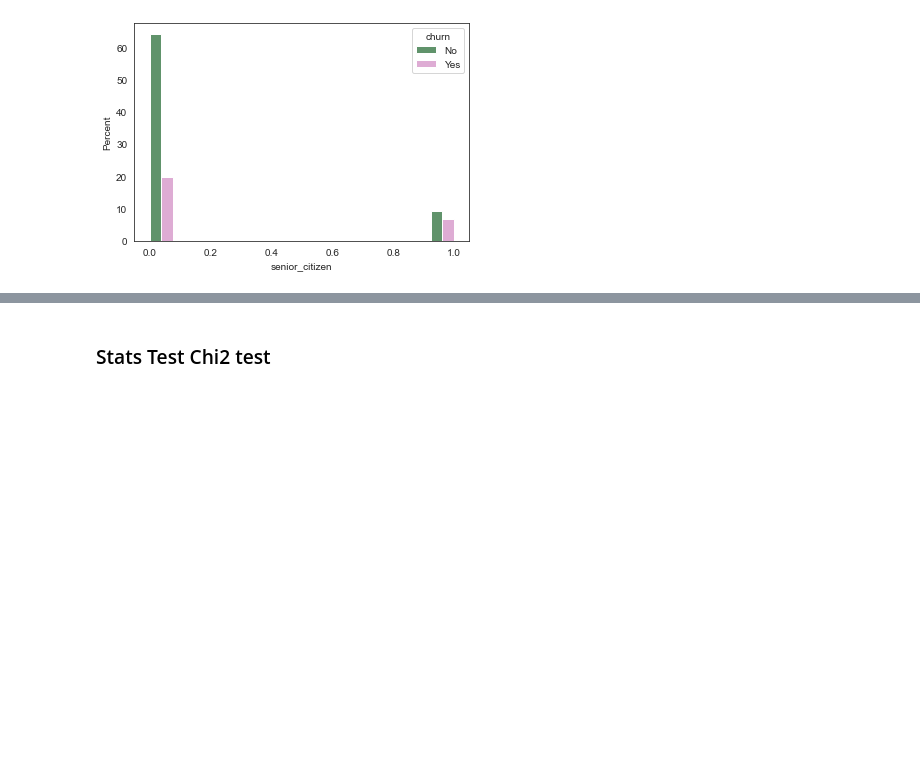
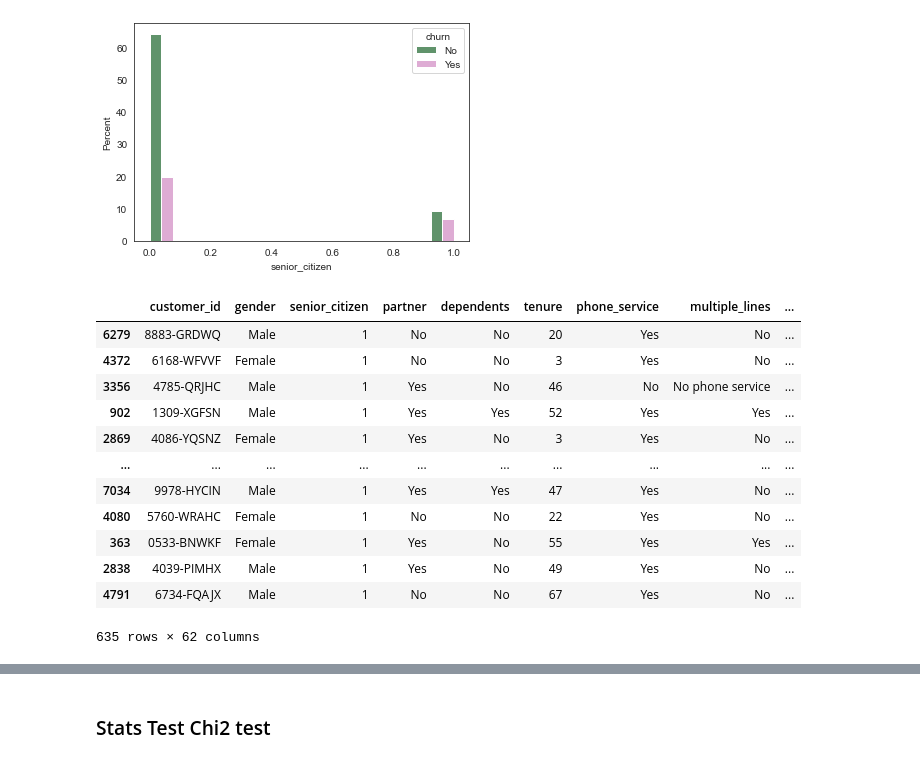
Before and after one commit to Yvette-Ibarra/classification-project, a Jupyter notebook: working_notebook.ipynb, the cells around one changed output, grey strips where cells are left out. Cells and saved outputs as stored; diff of their text form; code cells hidden in the pictures; blank space fills up the shorter version.

```diff
--- a/working_notebook.ipynb
+++ b/working_notebook.ipynb
@@ -538,0 +542,16 @@ sns.histplot(data =train, cbar=True,x='senior_citizen',stat='percent',hue='churn
+# %%
+train[train.senior_citizen==1]
+# %% [output]
+|  | customer_id | gender | senior_citizen | partner | dependents | tenure | phone_service | multiple_lines | ... |
+| 6279 | 8883-GRDWQ | Male | 1 | No | No | 20 | Yes | No | ... |
+| 4372 | 6168-WFVVF | Female | 1 | No | No | 3 | Yes | No | ... |
+| 3356 | 4785-QRJHC | Male | 1 | Yes | No | 46 | No | No phone service | ... |
+| 902 | 1309-XGFSN | Male | 1 | Yes | Yes | 52 | Yes | Yes | ... |
+| 2869 | 4086-YQSNZ | Female | 1 | Yes | No | 3 | Yes | No | ... |
+| ... | ... | ... | ... | ... | ... | ... | ... | ... | ... |
+| 7034 | 9978-HYCIN | Male | 1 | Yes | Yes | 47 | Yes | No | ... |
+| 4080 | 5760-WRAHC | Female | 1 | No | No | 22 | Yes | No | ... |
+| 363 | 0533-BNWKF | Female | 1 | Yes | No | 55 | Yes | Yes | ... |
+| 2838 | 4039-PIMHX | Male | 1 | Yes | No | 49 | Yes | No | ... |
+| 4791 | 6734-FQAJX | Male | 1 | No | No | 67 | Yes | No | ... |
+635 rows × 62 columns
```
Also changed, not shown: parts of 37 cells of this notebook.
